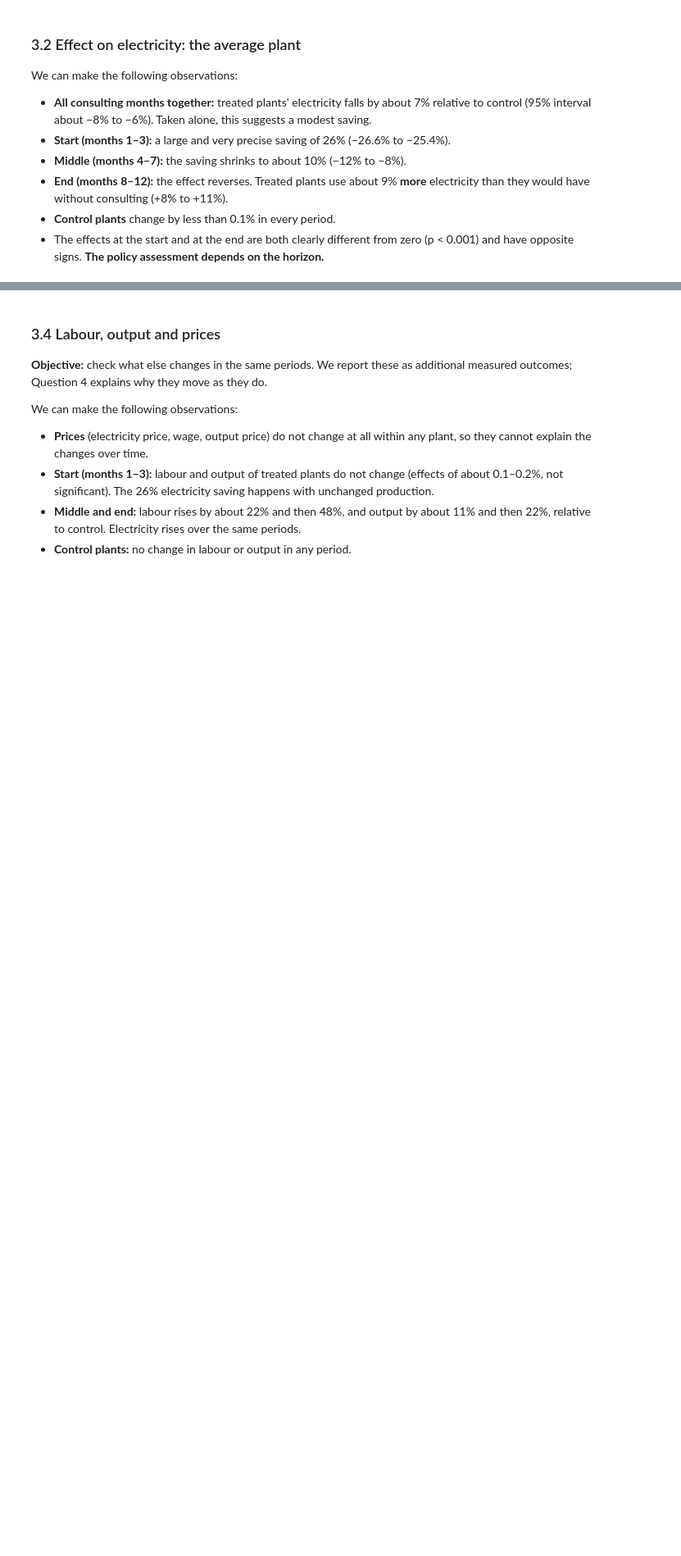
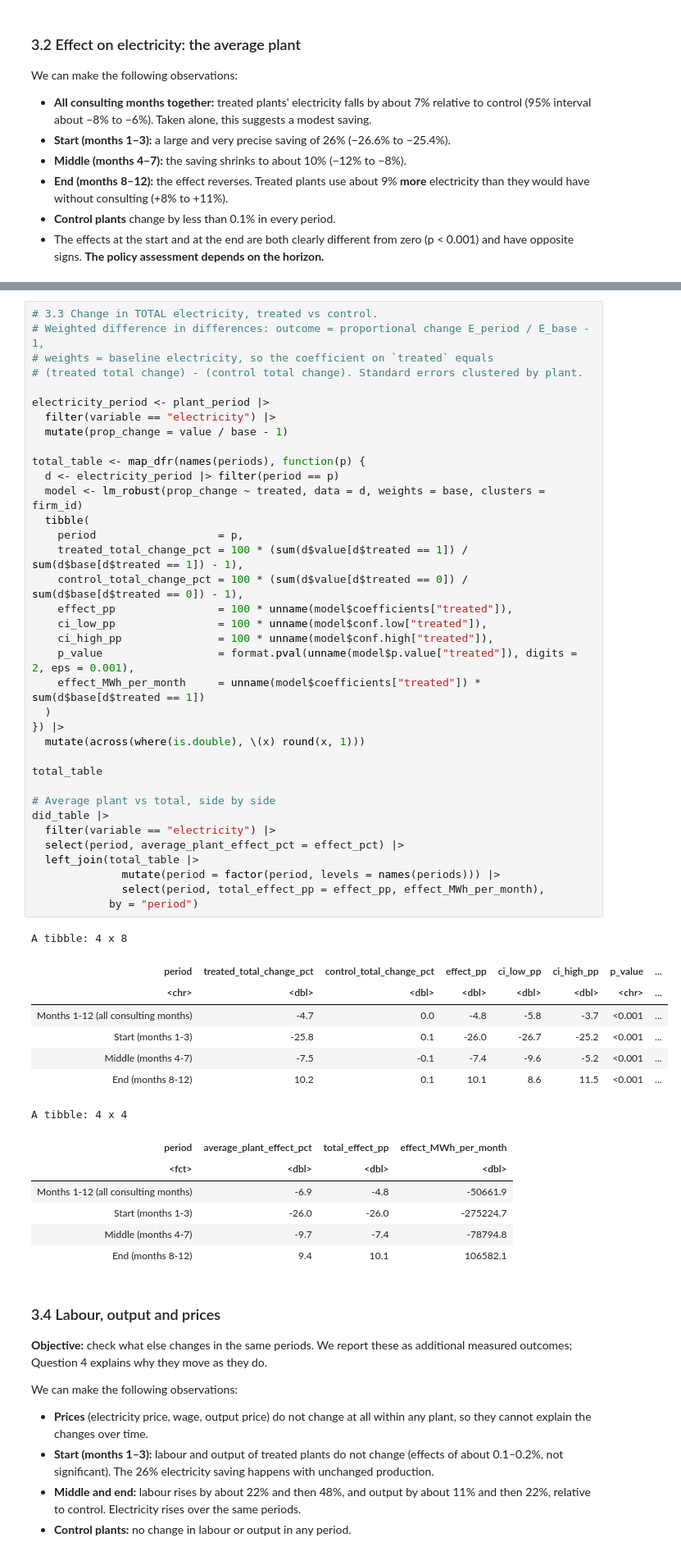
Before and after one commit to xave-markey/hw2_insurance_econ, a Jupyter notebook: assignment2_JL.ipynb, the cells around one changed output, grey strips where cells are left out. Shown at 82% size. Saved outputs shown, nothing was run; the diff lists cells and outputs as text; blank space fills up the shorter version.

Commit message:
Update sections 1-3: weighted total effect

```diff
--- a/assignment2_JL.ipynb
+++ b/assignment2_JL.ipynb
@@ -932,3 +860,54 @@ A tibble: 4 x 4
+# %%
+# 3.3 Change in TOTAL electricity, treated vs control.
+# Weighted difference in differences: outcome = proportional change E_period / E_base - 1,
+# weights = baseline electricity, so the coefficient on `treated` equals
+# (treated total change) - (control total change). Standard errors clustered by plant.
+
+electricity_period <- plant_period |>
+  filter(variable == "electricity") |>
+  mutate(prop_change = value / base - 1)
+
+total_table <- map_dfr(names(periods), function(p) {
+  d <- electricity_period |> filter(period == p)
+  model <- lm_robust(prop_change ~ treated, data = d, weights = base, clusters = firm_id)
+  tibble(
+    period                   = p,
+    treated_total_change_pct = 100 * (sum(d$value[d$treated == 1]) / sum(d$base[d$treated == 1]) - 1),
+    control_total_change_pct = 100 * (sum(d$value[d$treated == 0]) / sum(d$base[d$treated == 0]) - 1),
+    effect_pp                = 100 * unname(model$coefficients["treated"]),
+    ci_low_pp                = 100 * unname(model$conf.low["treated"]),
+    ci_high_pp               = 100 * unname(model$conf.high["treated"]),
+    p_value                  = format.pval(unname(model$p.value["treated"]), digits = 2, eps = 0.001),
+    effect_MWh_per_month     = unname(model$coefficients["treated"]) * sum(d$base[d$treated == 1])
+  )
+}) |>
+  mutate(across(where(is.double), \(x) round(x, 1)))
+
+total_table
+
+# Average plant vs total, side by side
+did_table |>
+  filter(variable == "electricity") |>
+  select(period, average_plant_effect_pct = effect_pct) |>
+  left_join(total_table |>
+              mutate(period = factor(period, levels = names(periods))) |>
+              select(period, total_effect_pp = effect_pp, effect_MWh_per_month),
+            by = "period")
+# %% [output]
+A tibble: 4 x 8
+| period | treated_total_change_pct | control_total_change_pct | effect_pp | ci_low_pp | ci_high_pp | p_value | ... |
+| <chr> | <dbl> | <dbl> | <dbl> | <dbl> | <dbl> | <chr> | ... |
+| Months 1-12 (all consulting months) | -4.7 | 0.0 | -4.8 | -5.8 | -3.7 | <0.001 | ... |
+| Start (months 1-3) | -25.8 | 0.1 | -26.0 | -26.7 | -25.2 | <0.001 | ... |
+| Middle (months 4-7) | -7.5 | -0.1 | -7.4 | -9.6 | -5.2 | <0.001 | ... |
+| End (months 8-12) | 10.2 | 0.1 | 10.1 | 8.6 | 11.5 | <0.001 | ... |
+A tibble: 4 x 4
+| period | average_plant_effect_pct | total_effect_pp | effect_MWh_per_month |
+| <fct> | <dbl> | <dbl> | <dbl> |
+| Months 1-12 (all consulting months) | -6.9 | -4.8 | -50661.9 |
+| Start (months 1-3) | -26.0 | -26.0 | -275224.7 |
+| Middle (months 4-7) | -9.7 | -7.4 | -78794.8 |
+| End (months 8-12) | 9.4 | 10.1 | 106582.1 |
 # %% [markdown]
 ### 3.4 Labour, output and prices
 
```
Also changed, not shown: parts of 4 cells of this notebook.
